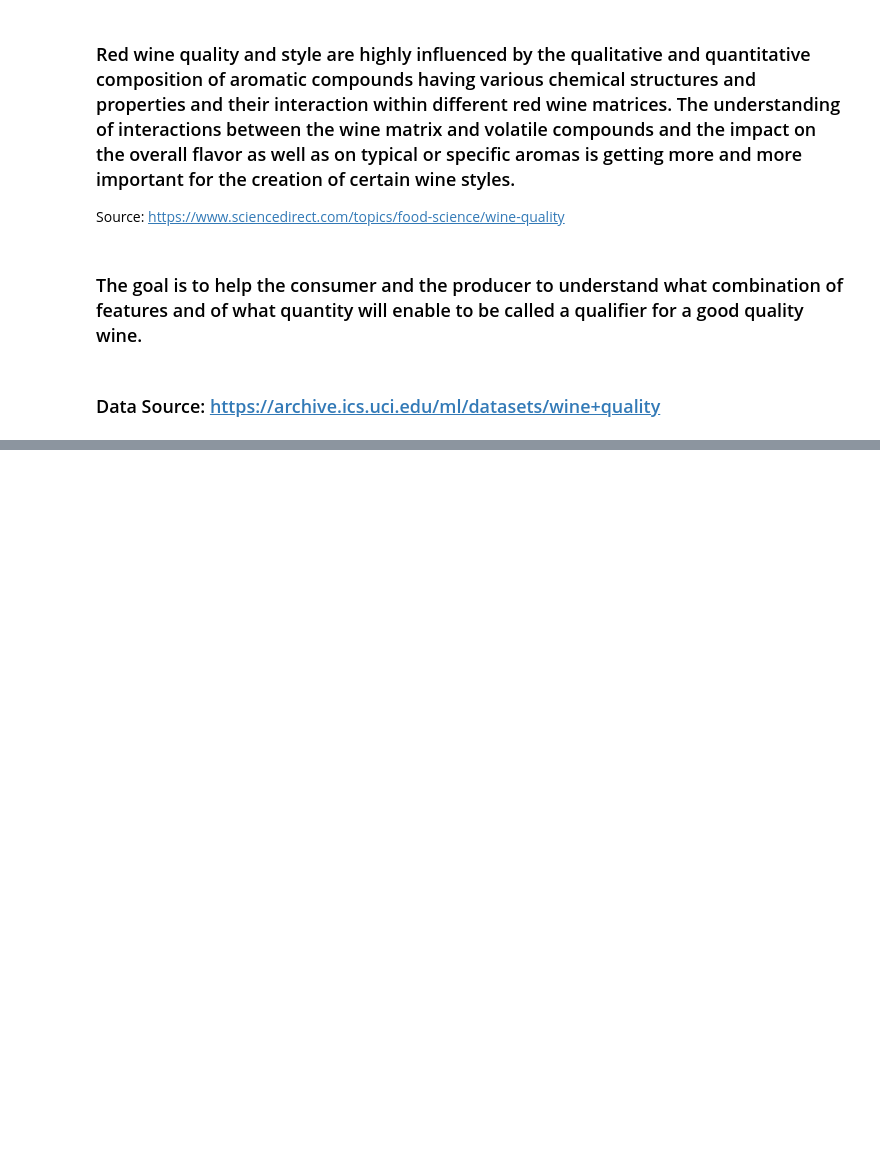
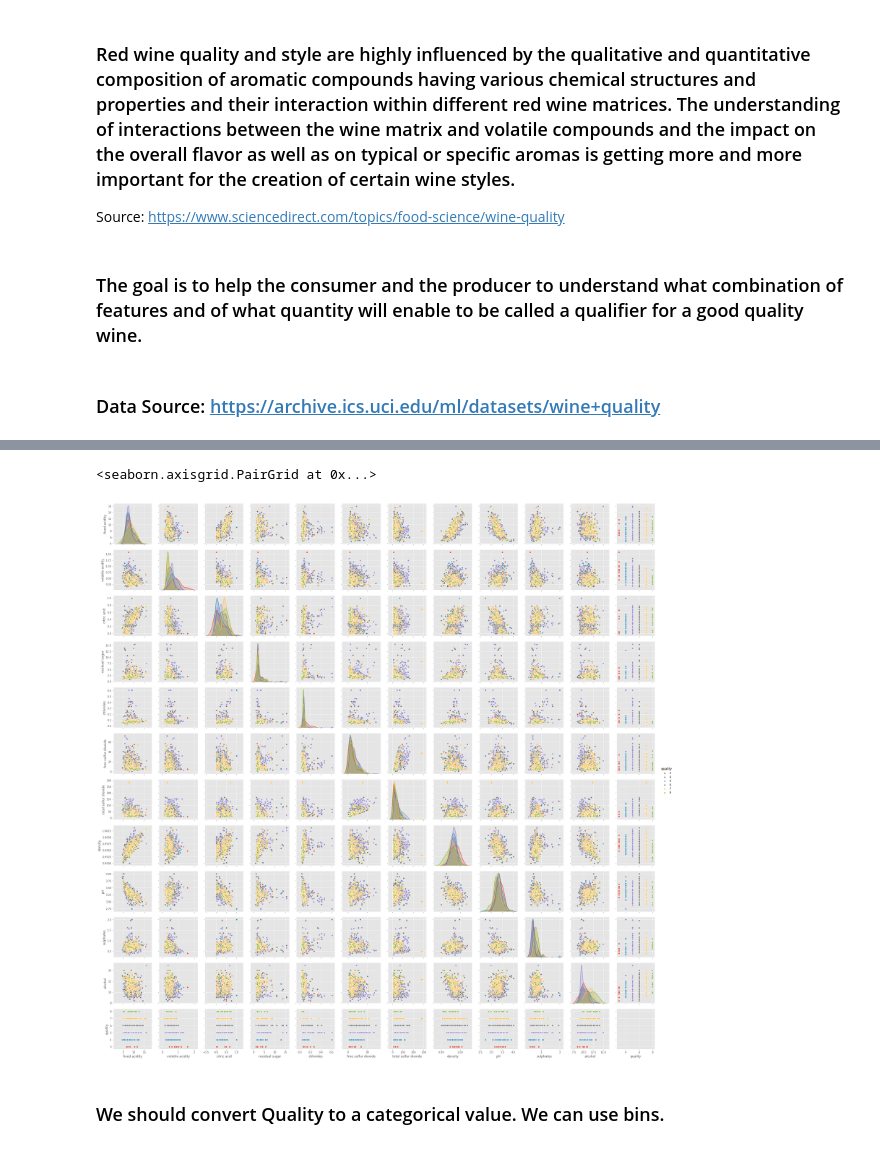
Before and after one commit to gpsingh07331/Metis, a Jupyter notebook: Metis_Project.ipynb, the cells around one changed output, grey strips where cells are left out. Cells and saved outputs as stored; diff of their text form; code cells hidden in the pictures; blank space fills up the shorter version.

```diff
--- a/Metis_Project.ipynb
+++ b/Metis_Project.ipynb
@@ -19,0 +123,7 @@ ModuleNotFoundError: No module named 'pandas_profiling'
+# %%
+sns.pairplot(RWdata, hue = 'quality')
+# %% [output]
+<seaborn.axisgrid.PairGrid at 0x...>
+[figure, added]
+# %% [markdown]
+### We should convert Quality to a categorical value. We can use bins.
```
Also changed, not shown: parts of 15 cells of this notebook.
